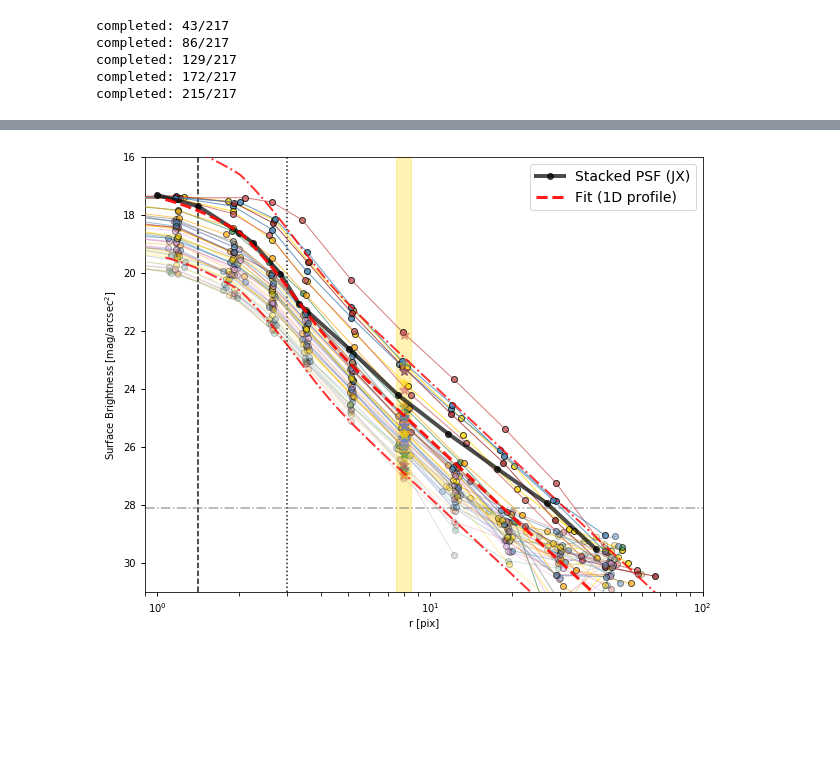
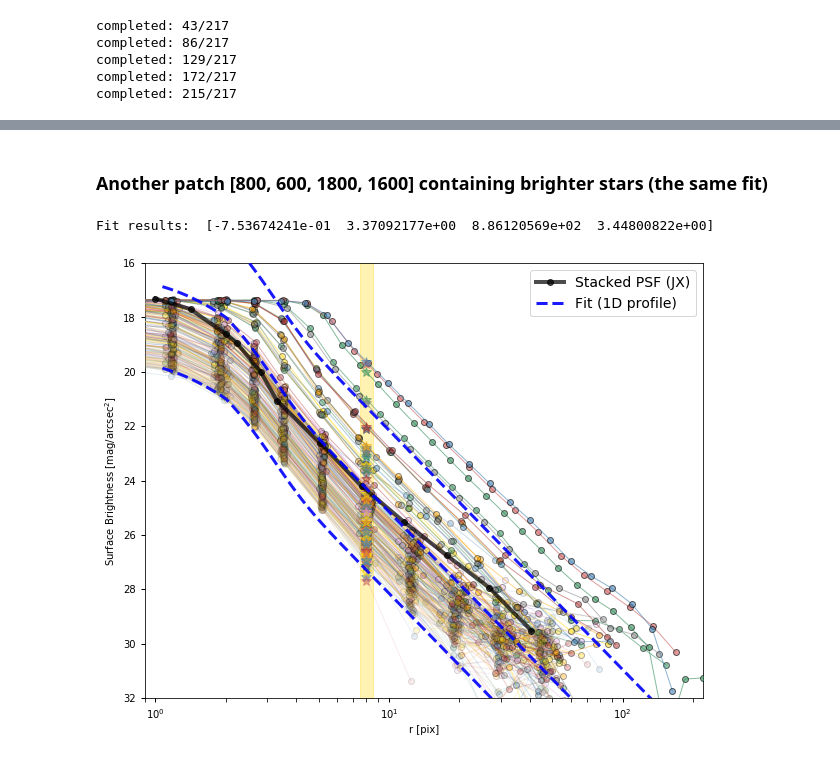
Before and after one commit to qliu4676/elderflower, a Jupyter notebook: demos/Measure_SE_APASS_demo.ipynb, the cells around one changed output, grey strips where cells are left out. Cells and saved outputs as stored; diff of their text form; code cells hidden in the pictures; blank space fills up the shorter version.

```diff
--- a/demos/Measure_SE_APASS_demo.ipynb
+++ b/demos/Measure_SE_APASS_demo.ipynb
@@ -310,12 +298,13 @@ def compute_Rnorm_table(tab_SE_target, SE_catalog=SE_cat_full, return_full=False
         return res_Rnorm, (img_list, ma_list, bk_list, cen_list)
     return res_Rnorm
 # %%
-res_Rnorm, (img_s, ma_s, bk_s, cen_s) = compute_Rnorm_table(df_SE_target, SE_catalog=SE_cat_full, return_full=True)
+if read is False:
+    res_Rnorm, (img_s, ma_s, bk_s, cen_s) = compute_Rnorm_batch(df_SE_target, SE_catalog=SE_cat_full, return_full=True)
 
-table_res_Rnorm = Table(np.hstack([df_SE_target['NUMBER'].values[:, None],
-                                   df_SE_target['X_IMAGE'].values[:, None],
-                                   df_SE_target['Y_IMAGE'].values[:, None], res_Rnorm]),
-                     names=['NUMBER','X_IMAGE','Y_IMAGE','mean','med','std','sky'], dtype=['int']+['float']*6)
+    table_res_Rnorm = Table(np.hstack([df_SE_target['NUMBER'].values[:, None],
+                                       df_SE_target['X_IMAGE'].values[:, None],
+                                       df_SE_target['Y_IMAGE'].values[:, None], res_Rnorm]),
+                         names=['NUMBER','X_IMAGE','Y_IMAGE','mean','med','std','sky'], dtype=['int']+['float']*6)
 if save:
     table_res_Rnorm.write('Rnorm_8pix_15mag_X%sY%s.txt'%(patch_Xmin, patch_Ymin), overwrite=True, format='ascii')
 # %% [output]
@@ -370,0 +371,3 @@ I_2 = Intensity2SB(comp2 * f_fit, 0, ZP, pix_scale)-14.5
+# %%
+fit_res1 = open_nested_fitting_result(filename='./real/fit_real_best_X800Y1800.res')
+I_tot_15, I_tot_12, I_tot_9 = plot_fit_res_SB(fit_res1)
@@ -371,36 +410,46 @@ I_2 = Intensity2SB(comp2 * f_fit, 0, ZP, pix_scale)-14.5
+# %% [markdown]
+### Another patch [800, 600, 1800, 1600]  containing brighter stars (the same fit)
+# %%
+fit_res2 = open_nested_fitting_result(filename='./real/fit_real_best_X800Y600.res')
+I_tot_15, I_tot_12, I_tot_9 = plot_fit_res_SB(fit_res2)
+# %% [output]
+Fit results:  [-7.53674241e-01  3.37092177e+00  8.86120569e+02  3.44800822e+00]
 # %%
 if draw:
     import random
     colour = [ "indianred", "steelblue", "seagreen", "gold", "plum", "orange", "gray", "brown" ]
     random.seed(42)
-    rand_colours = [random.choice(colour) for i in range(50)]
+    rand_colours = [random.choice(colour) for i in range(len(df_SE_target))]
 
-    z_mean_s, z_med_s, z_std_s, sky_mean_s = res_Rnorm.T
+    if read:
+        z_mean_s, z_med_s = table_res_Rnorm['mean'],table_res_Rnorm['med']
+        z_std_s, sky_mean_s = table_res_Rnorm['std'],table_res_Rnorm['sky']
+    else:
+        z_mean_s, z_med_s, z_std_s, sky_mean_s = res_Rnorm.T
 
     plt.figure(figsize=(10,8))
     for num, rmag, sky_m, c in zip(df_SE_target["NUMBER"],df_SE_target["RMAG_AUTO"], sky_mean_s, rand_colours):
         img, ma, cen = img_s[num], ma_s[num], cen_s[num]
-        alpha = min(0.2*(16-rmag), 0.8)
+        alpha = min(0.1*(16-rmag), 0.7)
         r_rbin, z_rbin, logzerr_rbin = cal_profile_1d(img, cen=cen, mask=ma,
                                                      ZP=ZP, sky_mean=sky_m, sky_std=std,
-                                                     xunit="pix", yunit="SB", color=c, lw=1, alpha=alpha,
-                                                     core_undersample=False, plot_line=False)
+                                                     xunit="pix", yunit="SB", color=c, lw=1, alpha=alpha)
 
-    plt.fill_betweenx([31, 16.], x1=7.5, x2=8.5, color="gold", alpha=0.3)
+    plt.fill_betweenx([32, 16.], x1=7.5, x2=8.5, color="gold", alpha=0.3)
 
     for z_m, z_std, sky_m, c in zip(z_mean_s, z_std_s, sky_mean_s, rand_colours):
         plt.plot(8, Intensity2SB(z_m, sky_m, ZP, pix_scale),"*", ms=10, color=c, alpha=0.5, zorder=3)
 
     r_rbin, z_rbin, logzerr_rbin = cal_profile_1d(PSF_JX, cen=(50,50), mask=None,
                                              ZP=ZP, sky_mean=mu, sky_std=2.5, pix_scale=pix_scale, dr=1,
                                              xunit="pix", yunit="SB", color="k", lw=4, label="Stacked PSF (JX)",
-                                             core_undersample=True, plot_line=True)
-    plt.plot(r, I_tot, color="r", ls="--", lw=3, label="Fit (1D profile)", zorder=3, alpha=0.9)
-    plt.plot(r, I_tot-2., color="r", ls="-.", lw=2, zorder=3, alpha=0.8)
-    plt.plot(r, I_tot+2., color="r", ls="-.", lw=2, zorder=3, alpha=0.8)
+                                             core_undersample=True, plot_line=False)
+    for k, I in enumerate([I_tot_9, I_tot_12, I_tot_15]):
+        lab = "Fit (1D profile)" if k==0 else None
+        plt.plot(r, I, color="b", ls="--", lw=3, label=lab, zorder=3, alpha=0.9)
 
     plt.legend(fontsize=14)
-    plt.ylim(31,16.)
-    plt.xlim(0.9,100)
+    plt.ylim(32,16.)
+    plt.xlim(0.9,220)
 # %% [output]
-[figure, old version]
+[figure, new version]
```
Also changed, not shown: parts of 12 cells of this notebook, 1 other file.
